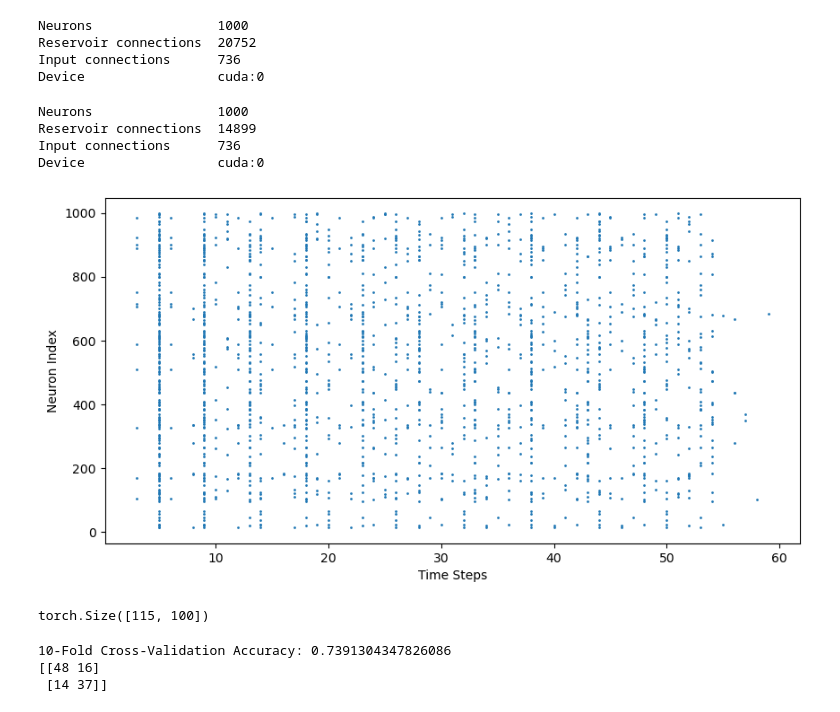
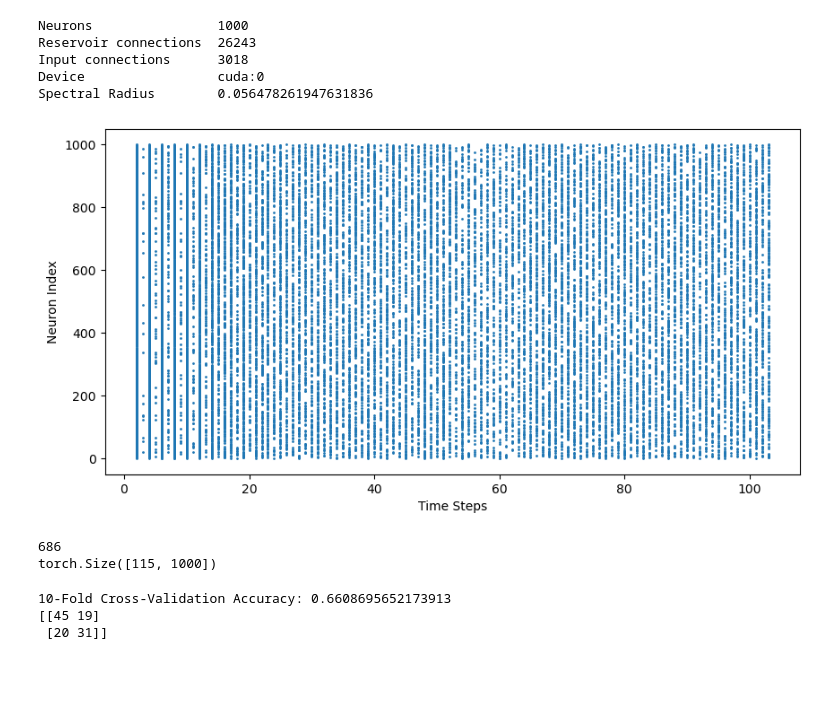
Before and after one commit to balkaransingh9/NeuCube-Izh, a Jupyter notebook: ICONIP_Experiments.ipynb, the cells around one changed output. Cells and saved outputs as stored; diff of their text form; code cells hidden in the pictures; blank space fills up the shorter version.

```diff
--- a/ICONIP_Experiments.ipynb
+++ b/ICONIP_Experiments.ipynb
@@ -18,7 +18,7 @@ X_reshaped_topidx = X_reshaped[:,:,top_idx]
 interpolated_X = interpolate(X_reshaped_topidx, num_points=104)
 # %%
 from neucube.encoder import Delta
-encoder = Delta(threshold=0.01)
+encoder = Delta(threshold=0.008)
 X = encoder.encode_dataset(interpolated_X)
 y = torch.tensor(labels)
 # %%
@@ -28,20 +28,12 @@ y = torch.tensor(labels)
 # y = torch.tensor(labels)
 # X.sum()
 # %%
-from neucube import Reservoir
-res = Reservoir(inputs=X.shape[2], c=0.7, l=0.165)
-res.summary()
+from neucube import IzhReservoir
+izh_res = IzhReservoir(inputs=X.shape[2], c=0.7, l=0.18, input_conn_prob=0.85)
+izh_res.summary()
 # %% [output]
 Neurons                1000
-Reservoir connections  20752
-Input connections      736
+Reservoir connections  26243
+Input connections      3018
 Device                 cuda:0
+Spectral Radius        0.056478261947631836
-# %%
-from neucube import IzhReservoir
-izh_res = IzhReservoir(inputs=X.shape[2], c=0.5, l=0.165)
-izh_res.summary()
-# %% [output]
-Neurons                1000
-Reservoir connections  14899
-Input connections      736
-Device                 cuda:0
@@ -50,11 +40,11 @@ Device                 cuda:0
 # %%
-izh_res.set_exc_parms(a=0.1, b=0.2, c=-55, d=2)
+izh_res.set_exc_parms(a=0.06, b=0.55, c=-55, d=3)
 #izh_res.set_exc_parms(a=0.02, b=0.55, c=-45, d=4) #more frequent chattering
-izh_res.set_inh_parms(a=0.1, b=0.2, c=-65, d=2)
+izh_res.set_inh_parms(a=0.01, b=0.2, c=-65, d=8)
 
 out_spikes = izh_res.simulate(X, mem_thr=30, train=False, verbose=True)
 # %%
 from neucube.visualise import spike_raster
-spike_raster(out_spikes[0])
+spike_raster(out_spikes[100])
 # %% [output]
-[figure, old version]
+[figure, new version]
@@ -66,11 +58,13 @@ from sklearn.metrics import accuracy_score, confusion_matrix
 from neucube.sampler import SpikeCount, MeanFiringRate, ISIstats, TemporalBinning
 
 #sampler = TemporalBinning(bin_size=10)
-sampler = SpikeCount()
+#sampler = SpikeCount()
+sampler = ISIstats()
 state_vec = sampler.sample(out_spikes)
+print(torch.isnan(state_vec).sum().item())
+state_vec = torch.nan_to_num(state_vec, nan=-1)
 print(state_vec.shape)
 
-# Define the number of folds
 num_folds = 10
 kf = KFold(n_splits=num_folds)
 
@@ -81,7 +75,7 @@ for train_index, test_index in tqdm(kf.split(state_vec)):
     X_train_fold, X_test_fold = state_vec[train_index], state_vec[test_index]
     y_train_fold, y_test_fold = y[train_index], y[test_index]
 
-    svm = SVC(kernel='linear', C=3)  # You can specify different kernels ('linear', 'poly', 'rbf', etc.)
+    svm = SVC(kernel='linear', C=2)  # You can specify different kernels ('linear', 'poly', 'rbf', etc.)
     svm.fit(X_train_fold, y_train_fold)
     y_pred = svm.predict(X_test_fold)
     true_labels.extend(y_test_fold)
@@ -92,10 +86,11 @@ accuracy = accuracy_score(true_labels, predicted_labels)
 print("10-Fold Cross-Validation Accuracy:", accuracy)
 print(confusion_matrix(true_labels, predicted_labels))
 # %% [output]
-torch.Size([115, 100])
+686
+torch.Size([115, 1000])
-10-Fold Cross-Validation Accuracy: 0.7391304347826086
-[[48 16]
- [14 37]]
+10-Fold Cross-Validation Accuracy: 0.6608695652173913
+[[45 19]
+ [20 31]]
 # %%
 from sklearn.model_selection import KFold
 from sklearn.svm import SVC
```
Also changed, not shown: parts of 4 cells of this notebook, 1 other file.
